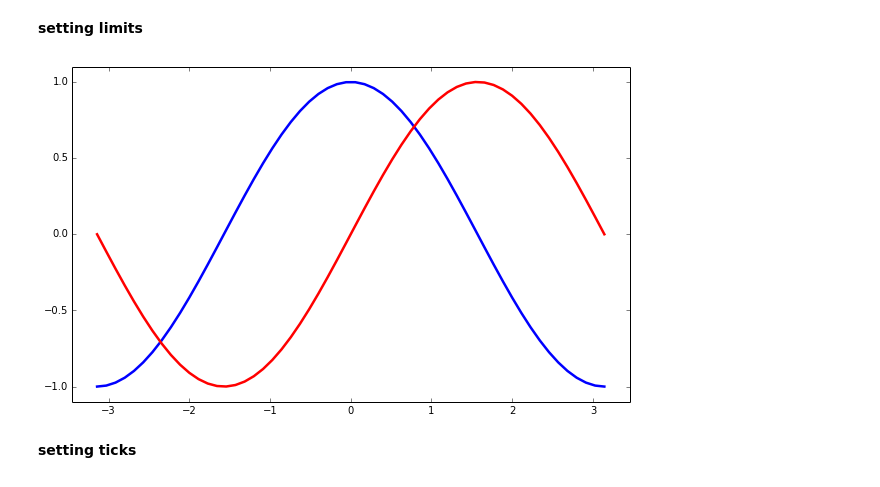
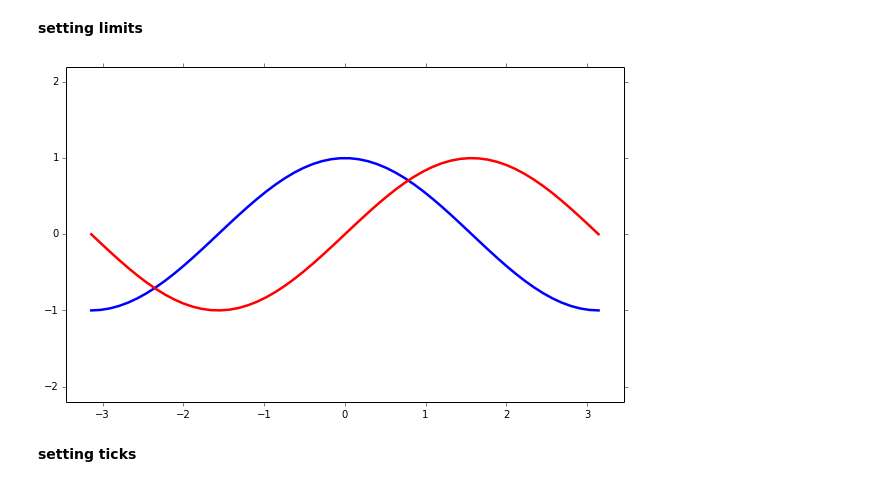
Before and after one commit to byoung08/PHYS202-S14, a Jupyter notebook: Graphics/GraphicsTour.ipynb, the cells around one changed output. Saved outputs shown, nothing was run; the diff lists cells and outputs as text; code cells hidden in the pictures.

Commit message:
graphics and error excercises

```diff
--- a/Graphics/GraphicsTour.ipynb
+++ b/Graphics/GraphicsTour.ipynb
@@ -127,16 +127,16 @@ plt.show()
 # %%
 plt.figure(figsize=(10, 6), dpi=80)
 plt.plot(x, c, color="blue", linewidth=2.5, linestyle="-")
 plt.plot(x, s, color="red",  linewidth=2.5, linestyle="-")
 
 #------Start new code
 plt.xlim(x.min() * 1.1, x.max() * 1.1)
-plt.ylim(c.min() * 1.1, c.max() * 1.1)
+plt.ylim(c.min() * 2.2, c.max() * 2.2)
 #------End new code
 
 plt.show()
 # %% [output]
-[figure, old version]
+[figure, new version]
 # %% [markdown]
 **setting ticks**
 # %%
```
Also changed, not shown: parts of 12 cells of this notebook, 7 other files.
